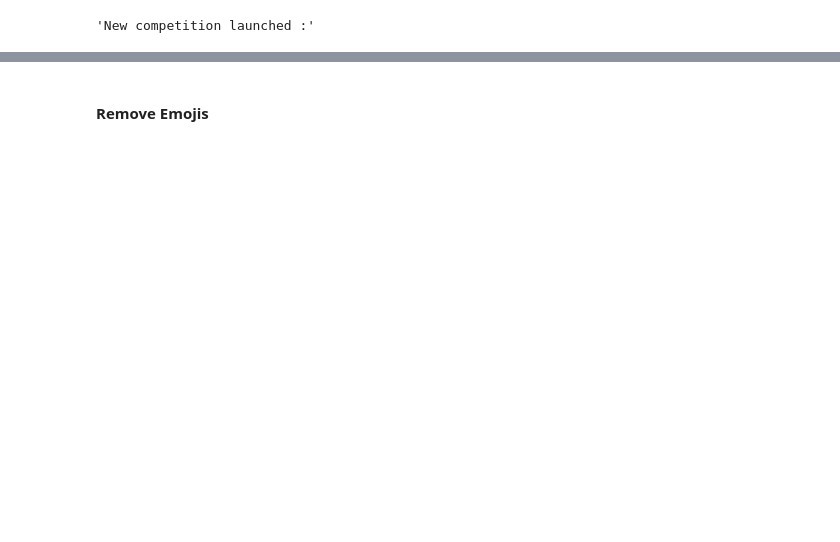
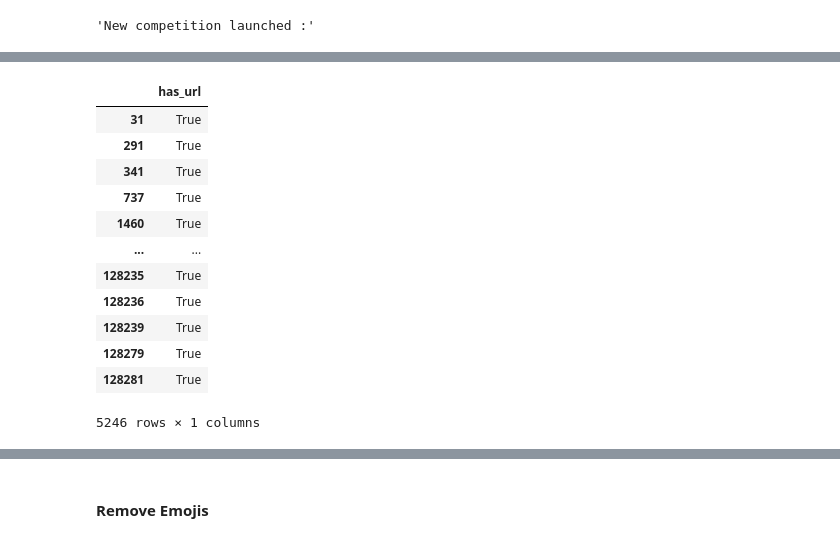
Before and after one commit to joethi/Detect_AIgen_Text, a Jupyter notebook: Scripts/end_to_end_azure_detect_AIgen_text.ipynb, the cells around one changed output, grey strips where cells are left out. Saved outputs shown, nothing was run; the diff lists cells and outputs as text; code cells hidden in the pictures; blank space fills up the shorter version.

```diff
--- a/Scripts/end_to_end_azure_detect_AIgen_text.ipynb
+++ b/Scripts/end_to_end_azure_detect_AIgen_text.ipynb
@@ -195,0 +283,18 @@ Error:
+# %%
+df_human_dummy = pd.DataFrame()
+df_human_dummy["has_url"] = df_human_pcs["TEXT"].apply(lambda x: contains_url(x))
+df_human_dummy[df_human_dummy["has_url"] == True]
+# %% [output]
+|  | has_url |
+| 31 | True |
+| 291 | True |
+| 341 | True |
+| 737 | True |
+| 1460 | True |
+| ... | ... |
+| 128235 | True |
+| 128236 | True |
+| 128239 | True |
+| 128279 | True |
+| 128281 | True |
+5246 rows × 1 columns
```
Also changed, not shown: parts of 23 cells of this notebook.
